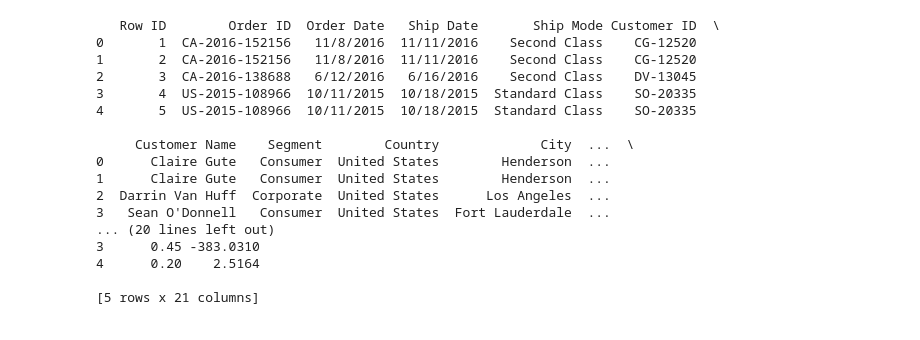
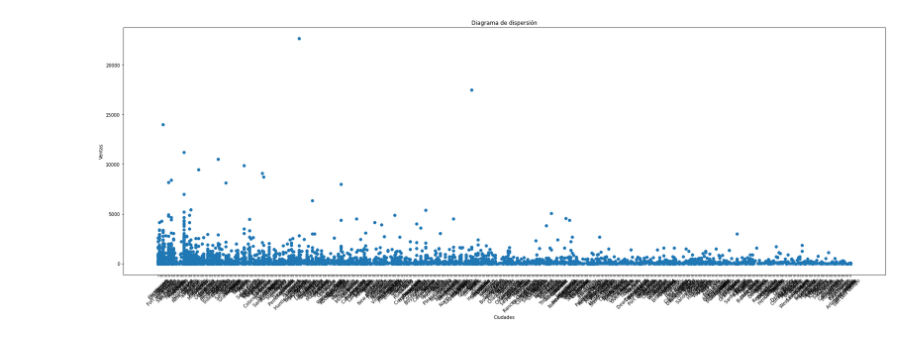
Before and after one commit to yonalex09/Analisis_de_datos, a Jupyter notebook: Segundo_analisis.ipynb, the cells around one changed output. Saved outputs shown, nothing was run; the diff lists cells and outputs as text; code cells hidden in the pictures.

```diff
--- a/Segundo_analisis.ipynb
+++ b/Segundo_analisis.ipynb
@@ -3,30 +3,17 @@
 # %%
 import pandas as pd
 import matplotlib.pyplot as plt
 
 url = "https://raw.githubusercontent.com/yonalex09/Analisis_de_datos/main/Sample%20-%20Superstore.csv"
 df = pd.read_csv(url,encoding='ISO-8859-1')
 
+
+plt.figure(figsize=(30,10))
 plt.scatter(df["City"], df["Sales"])
 plt.xlabel("Ciudades")
 plt.ylabel("Ventas")
 plt.title("Diagrama de dispersión")
+plt.xticks(rotation=45)
 plt.show()
 # %% [output]
-   Row ID        Order ID  Order Date   Ship Date       Ship Mode Customer ID  \
-0       1  CA-2016-152156   11/8/2016  11/11/2016    Second Class    CG-12520
-1       2  CA-2016-152156   11/8/2016  11/11/2016    Second Class    CG-12520
-2       3  CA-2016-138688   6/12/2016   6/16/2016    Second Class    DV-13045
-3       4  US-2015-108966  10/11/2015  10/18/2015  Standard Class    SO-20335
-4       5  US-2015-108966  10/11/2015  10/18/2015  Standard Class    SO-20335
-
-     Customer Name    Segment        Country             City  ...  \
-0      Claire Gute   Consumer  United States        Henderson  ...
-1      Claire Gute   Consumer  United States        Henderson  ...
-2  Darrin Van Huff  Corporate  United States      Los Angeles  ...
-3   Sean O'Donnell   Consumer  United States  Fort Lauderdale  ...
-... (20 lines left out)
-3      0.45 -383.0310
-4      0.20    2.5164
-
-[5 rows x 21 columns]
+[figure, added]
```
